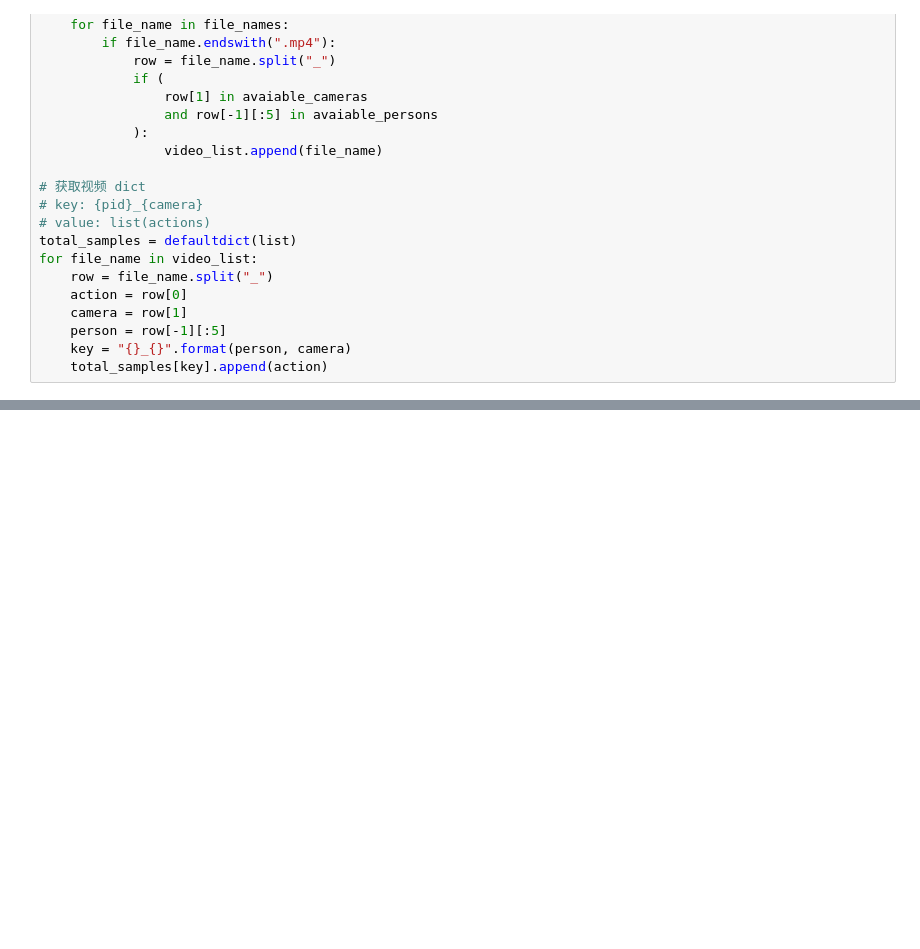
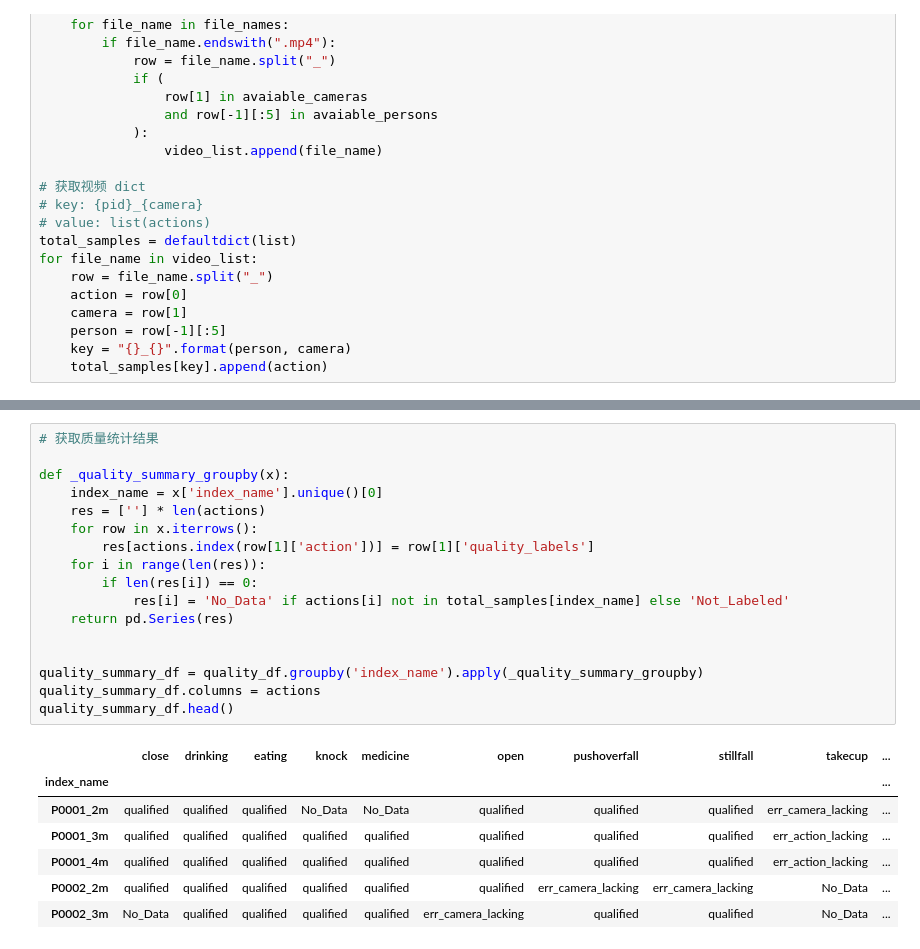
Before and after one commit to irvingzhang0512/action_dataset_summary, a Jupyter notebook: summary.ipynb, the cells around one changed output, grey strips where cells are left out. Cells and saved outputs as stored; diff of their text form; blank space fills up the shorter version.

Commit message:
[MODIFY] update a new version of summary scipt.

```diff
--- a/summary.ipynb
+++ b/summary.ipynb
@@ -476,0 +237,25 @@ summary_ch_df.head()
+# %%
+# 获取质量统计结果
+
+def _quality_summary_groupby(x):
+    index_name = x['index_name'].unique()[0]
+    res = [''] * len(actions)
+    for row in x.iterrows():
+        res[actions.index(row[1]['action'])] = row[1]['quality_labels']
+    for i in range(len(res)):
+        if len(res[i]) == 0:
+            res[i] = 'No_Data' if actions[i] not in total_samples[index_name] else 'Not_Labeled'
+    return pd.Series(res)
+
+
+quality_summary_df = quality_df.groupby('index_name').apply(_quality_summary_groupby)
+quality_summary_df.columns = actions
+quality_summary_df.head()
+# %% [output]
+|  | close | drinking | eating | knock | medicine | open | pushoverfall | stillfall | takecup | ... |
+| index_name |  |  |  |  |  |  |  |  |  | ... |
+| P0001_2m | qualified | qualified | qualified | No_Data | No_Data | qualified | qualified | qualified | err_camera_lacking | ... |
+| P0001_3m | qualified | qualified | qualified | qualified | qualified | qualified | qualified | qualified | err_action_lacking | ... |
+| P0001_4m | qualified | qualified | qualified | qualified | qualified | qualified | qualified | qualified | err_action_lacking | ... |
+| P0002_2m | qualified | qualified | qualified | qualified | qualified | qualified | err_camera_lacking | err_camera_lacking | No_Data | ... |
+| P0002_3m | No_Data | qualified | qualified | qualified | qualified | err_camera_lacking | qualified | qualified | No_Data | ... |
```
Also changed, not shown: parts of 14 cells of this notebook, 3 other files.
